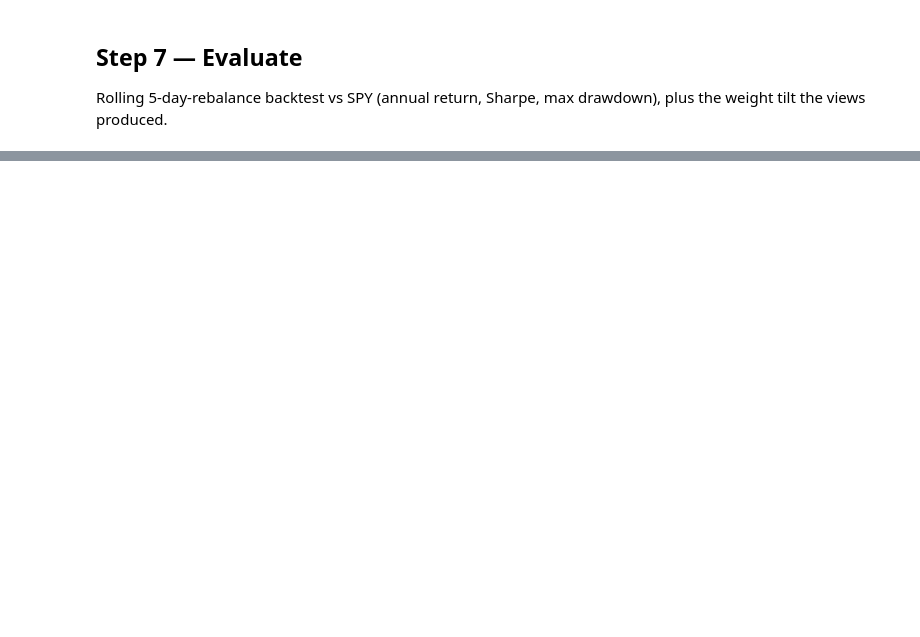
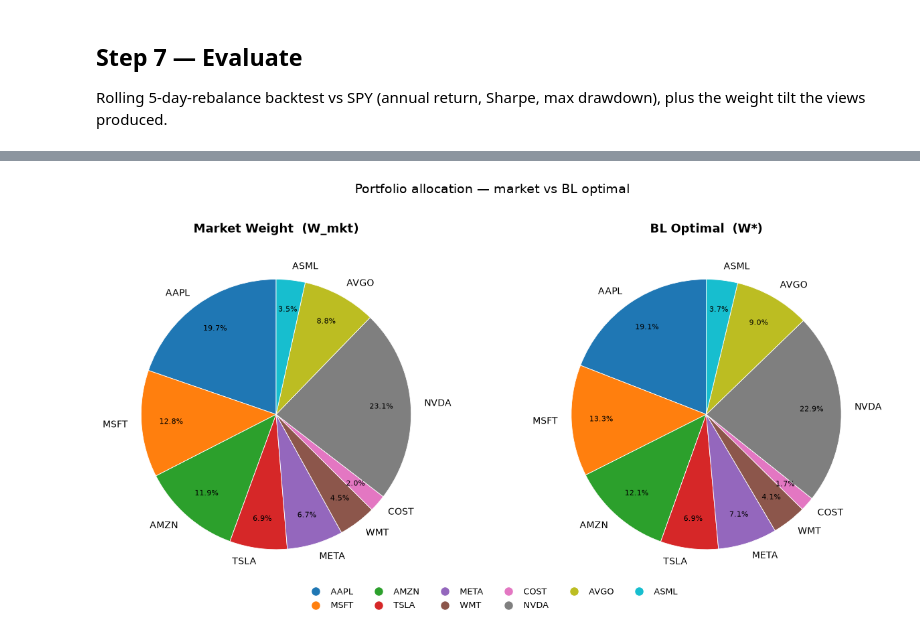
Before and after one commit to Josh-Bear/Quantitative-modeler, a Jupyter notebook: bl_lstm_views/BL_LSTM_Portfolio.ipynb, the cells around one changed output, grey strips where cells are left out. Saved outputs shown, nothing was run; the diff lists cells and outputs as text; code cells hidden in the pictures; blank space fills up the shorter version.

```diff
--- a/bl_lstm_views/BL_LSTM_Portfolio.ipynb
+++ b/bl_lstm_views/BL_LSTM_Portfolio.ipynb
@@ -294,0 +354,33 @@ plt.tight_layout(); plt.show()
+# %%
+import matplotlib.pyplot as plt
+
+fig, axes = plt.subplots(1, 2, figsize=(13, 6))
+
+cmap   = plt.get_cmap("tab20")
+colors = [cmap(i / len(tickers)) for i in range(len(tickers))]
+
+def _pie(ax, weights, title):
+    labels = [t if w * 100 >= 1.5 else "" for t, w in zip(tickers, weights)]
+    wedges, _, autotexts = ax.pie(
+        weights, labels=labels, colors=colors,
+        autopct=lambda p: f"{p:.1f}%" if p >= 1.5 else "",
+        startangle=90, pctdistance=0.78,
+        wedgeprops=dict(linewidth=0.6, edgecolor="white"),
+    )
+    for at in autotexts:
+        at.set_fontsize(8)
+    ax.set_title(title, fontweight="bold", fontsize=13, pad=14)
+
+_pie(axes[0], w_mkt,         "Market Weight  (W_mkt)")
+_pie(axes[1], res["w_star"], f"BL Optimal  (W*)")
+
+handles = [plt.Line2D([0], [0], marker="o", color="w",
+           markerfacecolor=colors[i], markersize=10, label=t)
+           for i, t in enumerate(tickers)]
+fig.legend(handles=handles, loc="lower center", ncol=6,
+           bbox_to_anchor=(0.5, -0.06), fontsize=9, frameon=False)
+plt.suptitle("Portfolio allocation — market vs BL optimal", fontsize=14, y=1.02)
+plt.tight_layout()
+plt.show()
+# %% [output]
+[figure, added]
```
Also changed, not shown: parts of 11 cells of this notebook, 4 other files.
